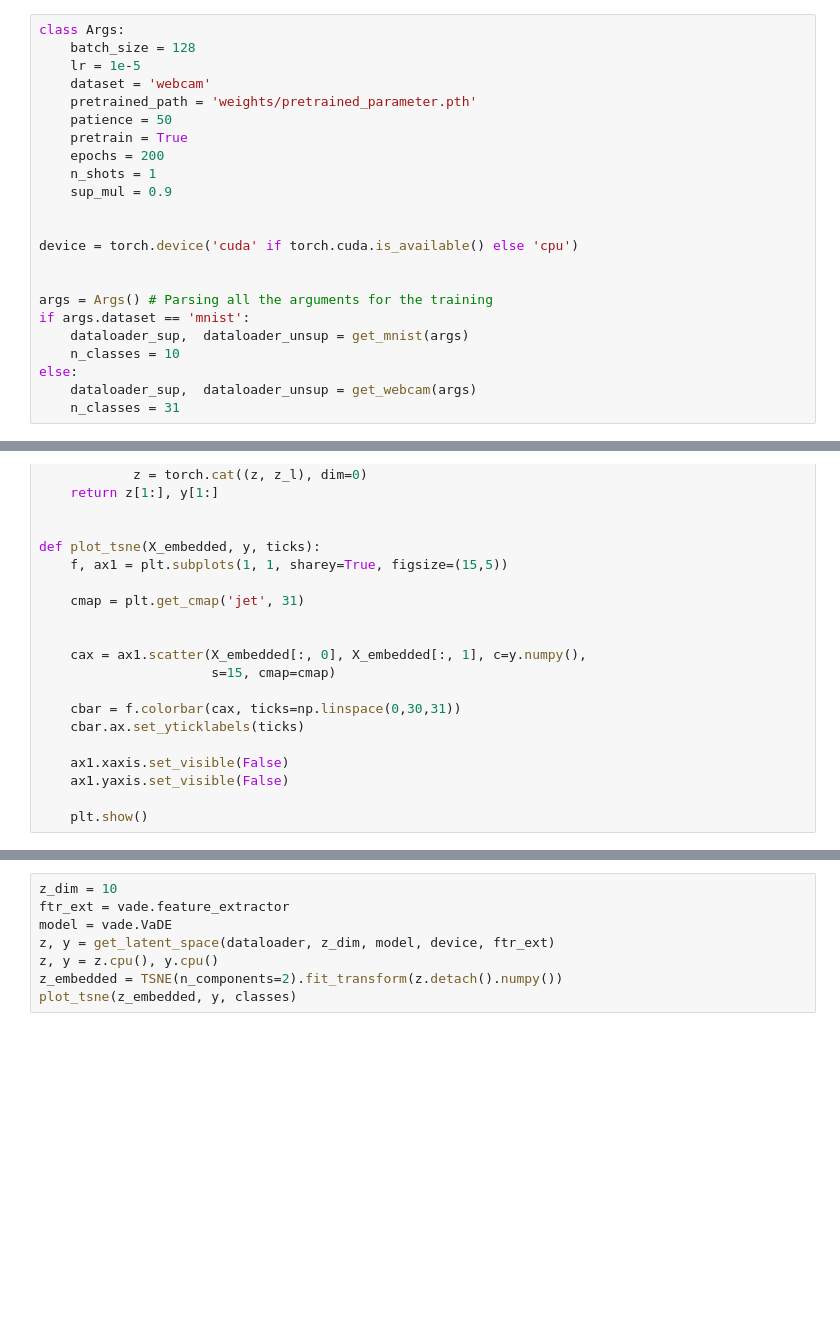
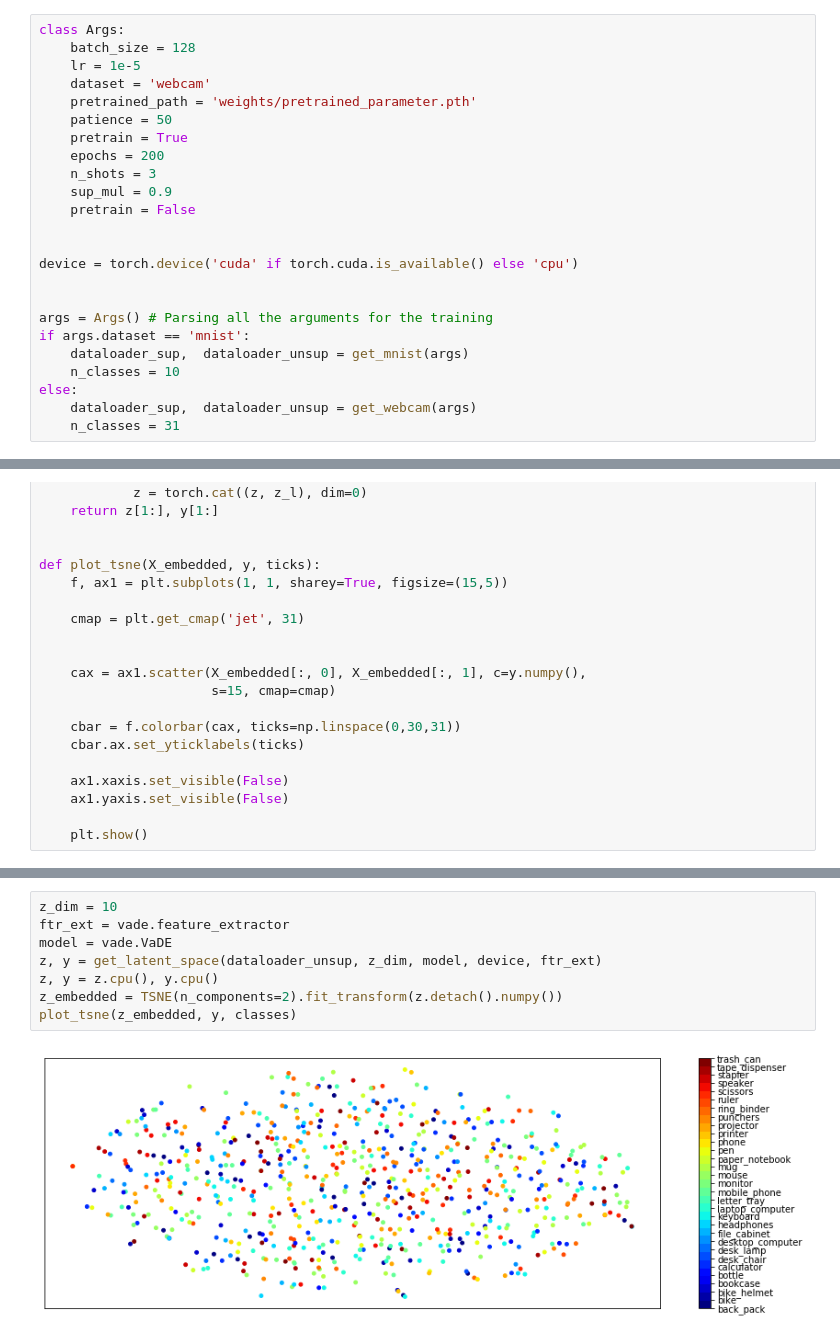
Before and after one commit to mperezcarrasco/Pytorch-SS-VaDE, a Jupyter notebook: VaDE Testing.ipynb, the cells around one changed output, grey strips where cells are left out. Saved outputs shown, nothing was run; the diff lists cells and outputs as text; blank space fills up the shorter version.

```diff
--- a/VaDE Testing.ipynb
+++ b/VaDE Testing.ipynb
@@ -17,8 +17,9 @@ class Args:
     patience = 50
     pretrain = True
     epochs = 200
-    n_shots = 1
+    n_shots = 3
     sup_mul = 0.9
+    pretrain = False
 
 
 device = torch.device('cuda' if torch.cuda.is_available() else 'cpu')
@@ -119,8 +136,10 @@ AttributeError: 'ComputeLosses' object has no attribute 'priors'
 # %%
 z_dim = 10
 ftr_ext = vade.feature_extractor
 model = vade.VaDE
-z, y = get_latent_space(dataloader, z_dim, model, device, ftr_ext)
+z, y = get_latent_space(dataloader_unsup, z_dim, model, device, ftr_ext)
 z, y = z.cpu(), y.cpu()
 z_embedded = TSNE(n_components=2).fit_transform(z.detach().numpy())
 plot_tsne(z_embedded, y, classes)
+# %% [output]
+[figure, added]
```
Also changed, not shown: parts of 1 cell of this notebook, 1 other file.
